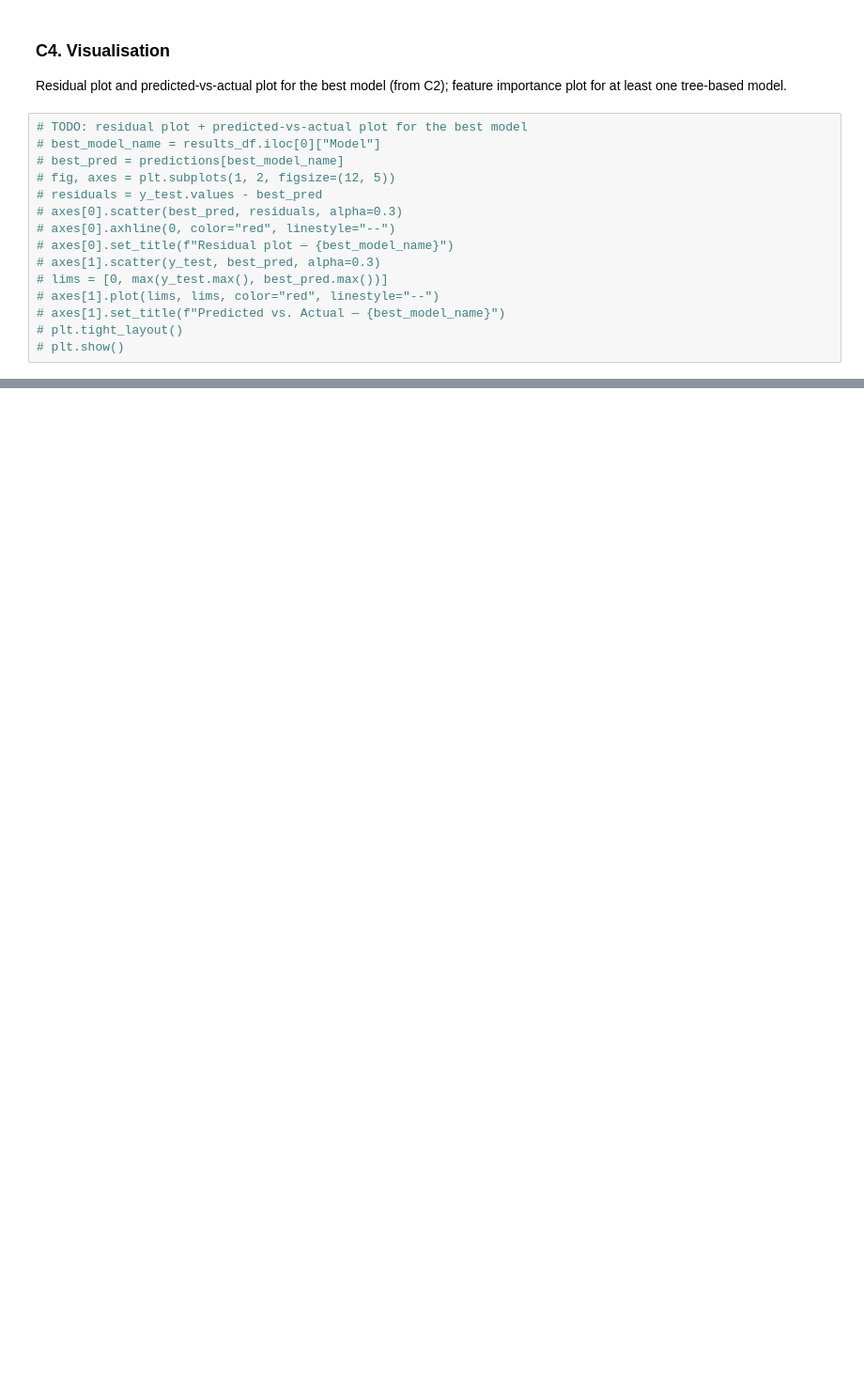
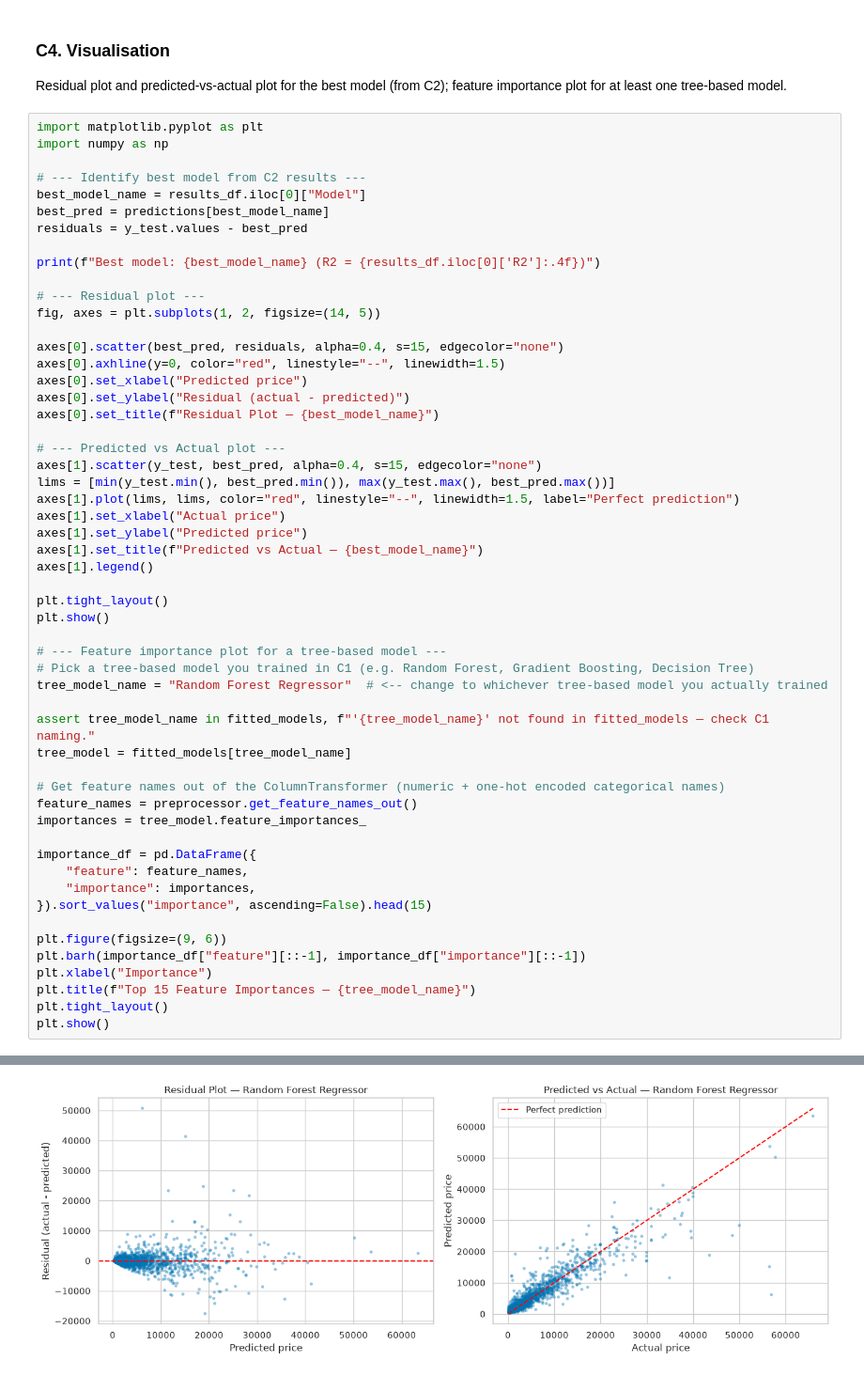
Before and after one commit to Rushil-99/ML-capstone, a Jupyter notebook: notebooks/regression.ipynb, the cells around one changed output, grey strips where cells are left out. Shown at 94% size. Saved outputs shown, nothing was run; the diff lists cells and outputs as text; blank space fills up the shorter version.

```diff
--- a/notebooks/regression.ipynb
+++ b/notebooks/regression.ipynb
@@ -430,17 +557,57 @@ from sklearn.model_selection import GridSearchCV
 
 Residual plot and predicted-vs-actual plot for the best model (from C2); feature importance plot for at least one tree-based model.
 # %%
-# TODO: residual plot + predicted-vs-actual plot for the best model
-# best_model_name = results_df.iloc[0]["Model"]
-# best_pred = predictions[best_model_name]
-# fig, axes = plt.subplots(1, 2, figsize=(12, 5))
-# residuals = y_test.values - best_pred
-# axes[0].scatter(best_pred, residuals, alpha=0.3)
-# axes[0].axhline(0, color="red", linestyle="--")
-# axes[0].set_title(f"Residual plot — {best_model_name}")
-# axes[1].scatter(y_test, best_pred, alpha=0.3)
-# lims = [0, max(y_test.max(), best_pred.max())]
-# axes[1].plot(lims, lims, color="red", linestyle="--")
-# axes[1].set_title(f"Predicted vs. Actual — {best_model_name}")
-# plt.tight_layout()
-# plt.show()
+import matplotlib.pyplot as plt
+import numpy as np
+
+# --- Identify best model from C2 results ---
+best_model_name = results_df.iloc[0]["Model"]
+best_pred = predictions[best_model_name]
+residuals = y_test.values - best_pred
+
+print(f"Best model: {best_model_name} (R2 = {results_df.iloc[0]['R2']:.4f})")
+
+# --- Residual plot ---
+fig, axes = plt.subplots(1, 2, figsize=(14, 5))
+
+axes[0].scatter(best_pred, residuals, alpha=0.4, s=15, edgecolor="none")
+axes[0].axhline(y=0, color="red", linestyle="--", linewidth=1.5)
+axes[0].set_xlabel("Predicted price")
+axes[0].set_ylabel("Residual (actual - predicted)")
+axes[0].set_title(f"Residual Plot — {best_model_name}")
+
+# --- Predicted vs Actual plot ---
+axes[1].scatter(y_test, best_pred, alpha=0.4, s=15, edgecolor="none")
+lims = [min(y_test.min(), best_pred.min()), max(y_test.max(), best_pred.max())]
+axes[1].plot(lims, lims, color="red", linestyle="--", linewidth=1.5, label="Perfect prediction")
+axes[1].set_xlabel("Actual price")
+axes[1].set_ylabel("Predicted price")
+axes[1].set_title(f"Predicted vs Actual — {best_model_name}")
+axes[1].legend()
+
+plt.tight_layout()
+plt.show()
+
+# --- Feature importance plot for a tree-based model ---
+# Pick a tree-based model you trained in C1 (e.g. Random Forest, Gradient Boosting, Decision Tree)
+tree_model_name = "Random Forest Regressor"  # <-- change to whichever tree-based model you actually trained
+
+assert tree_model_name in fitted_models, f"'{tree_model_name}' not found in fitted_models — check C1 naming."
+tree_model = fitted_models[tree_model_name]
+
+# Get feature names out of the ColumnTransformer (numeric + one-hot encoded categorical names)
+feature_names = preprocessor.get_feature_names_out()
+importances = tree_model.feature_importances_
+
+importance_df = pd.DataFrame({
+    "feature": feature_names,
+    "importance": importances,
+}).sort_values("importance", ascending=False).head(15)
+
+plt.figure(figsize=(9, 6))
+plt.barh(importance_df["feature"][::-1], importance_df["importance"][::-1])
+plt.xlabel("Importance")
+plt.title(f"Top 15 Feature Importances — {tree_model_name}")
+plt.tight_layout()
+plt.show()
+# %% [output]
@@ -446,0 +615 @@ Residual plot and predicted-vs-actual plot for the best model (from C2); feature
+[figure, added]
```
Also changed, not shown: parts of 12 cells of this notebook.
